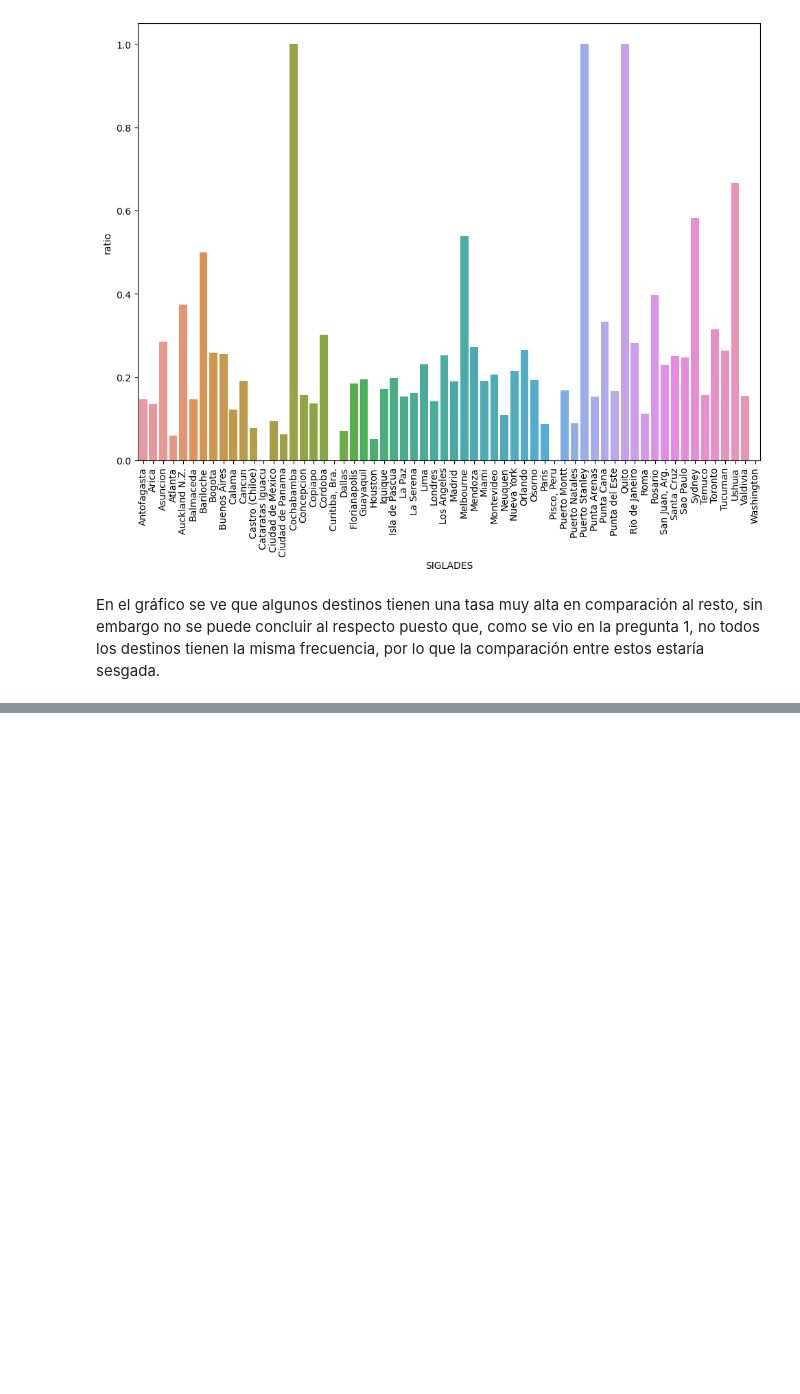
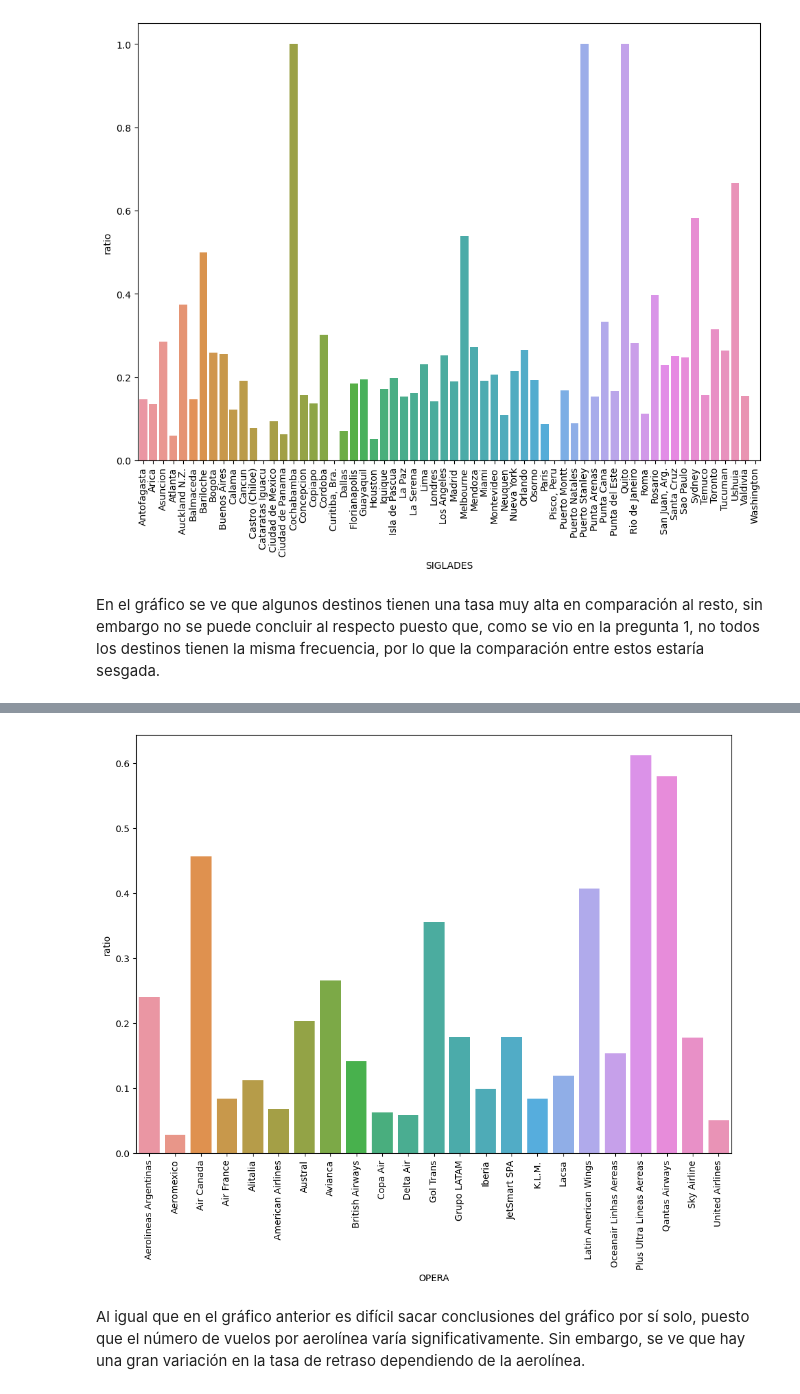
Before and after one commit to DanielATV/ChallengeLATAM, a Jupyter notebook: solution.ipynb, the cells around one changed output, grey strips where cells are left out. Drawn from its saved outputs; the diff is of its cells as text; code cells hidden in the pictures; blank space fills up the shorter version.

Commit message:
update OPERA vs atraso_15 plot + analysis

```diff
--- a/solution.ipynb
+++ b/solution.ipynb
@@ -421,6 +421,8 @@ df['dif_min'] = ((pd.to_datetime(df['Fecha-O']) - pd.to_datetime(df['Fecha-I']))
 # %%
 #atraso de 15min
 df['atraso_15'] = np.where(df['dif_min'] > 15,1,0)
+# %%
+df['Fecha-I']=pd.to_datetime(df['Fecha-I'])
 # %%
 #periodo_dia
 
@@ -485,3 +488,14 @@ plt.show()
 [figure]
 # %% [markdown]
 En el gráfico se ve que algunos destinos tienen una tasa muy alta en comparación al resto, sin embargo no se puede concluir al respecto puesto que, como se vio en la pregunta 1, no todos los destinos tienen la misma frecuencia, por lo que la comparación entre estos estaría sesgada.
+# %%
+#aerolinea
+dfDest= df[['OPERA','atraso_15']]
+
+# agrupacion
+grouped_df = df.groupby('OPERA')['atraso_15'].agg(['count', 'mean']).reset_index()
+
+# cambio de nombre de las columnas
+grouped_df = grouped_df.rename(columns={'count': 'total', 'mean': 'ratio'})
+
+print(grouped_df)
@@ -487,0 +520,11 @@ En el gráfico se ve que algunos destinos tienen una tasa muy alta en comparaci
+# %%
+# grafico
+a4_dims = (11.7, 8.27)
+fig, ax = plt.subplots(figsize=a4_dims)
+sns.barplot(ax=ax,x='OPERA', y='ratio', data=grouped_df)
+plt.xticks(rotation=90)
+plt.show()
+# %% [output]
+[figure, added]
+# %% [markdown]
+Al igual que en el gráfico anterior es difícil sacar conclusiones del gráfico por sí solo, puesto que el número de vuelos por aerolínea varía significativamente. Sin embargo, se ve que hay una gran variación en la tasa de retraso dependiendo de la aerolínea.
```
Also changed, not shown: parts of 3 cells of this notebook.
